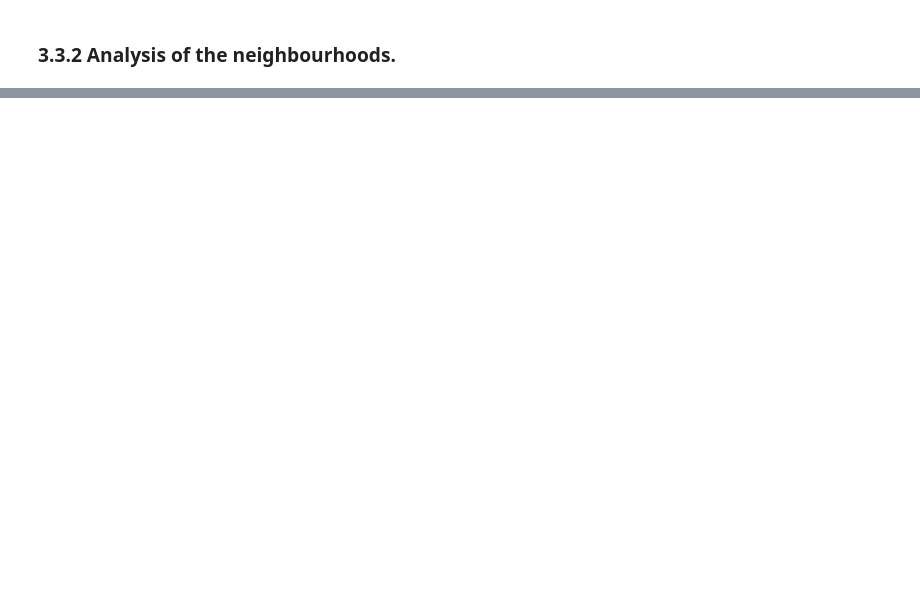
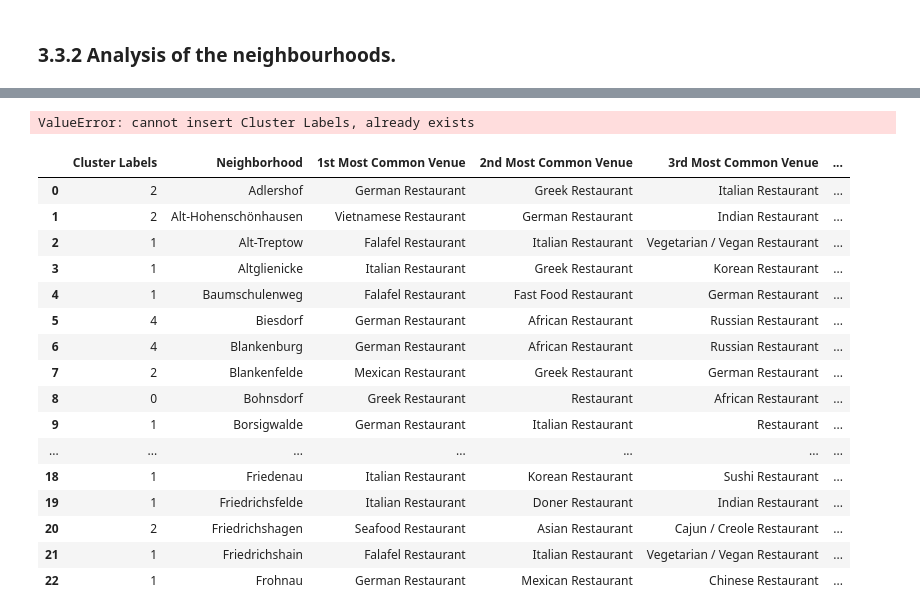
Before and after one commit to victoravalbuena/Coursera_Capstone, a Jupyter notebook: BERLIN_Neighborhood: Business Issue.ipynb, the cells around one changed output, grey strips where cells are left out. Saved outputs shown, nothing was run; the diff lists cells and outputs as text; code cells hidden in the pictures; blank space fills up the shorter version.

```diff
--- a/BERLIN_Neighborhood: Business Issue.ipynb
+++ b/BERLIN_Neighborhood: Business Issue.ipynb
@@ -466,0 +643,2 @@ Berlin_Venues_only_hotels
+# %%
+neighborhoods_venues_sorted_w_clusters = neighborhoods_venues_sorted
@@ -466,0 +658,25 @@ Berlin_Venues_only_hotels
+# %%
+# add clustering labels
+neighborhoods_venues_sorted_w_clusters.insert(0, 'Cluster Labels', kmeans.labels_)
+# %% [output]
+ValueError: cannot insert Cluster Labels, already exists
+# %%
+neighborhoods_venues_sorted_w_clusters.head(23)
+# %% [output]
+|  | Cluster Labels | Neighborhood | 1st Most Common Venue | 2nd Most Common Venue | 3rd Most Common Venue | ... |
+| 0 | 2 | Adlershof | German Restaurant | Greek Restaurant | Italian Restaurant | ... |
+| 1 | 2 | Alt-Hohenschönhausen | Vietnamese Restaurant | German Restaurant | Indian Restaurant | ... |
+| 2 | 1 | Alt-Treptow | Falafel Restaurant | Italian Restaurant | Vegetarian / Vegan Restaurant | ... |
+| 3 | 1 | Altglienicke | Italian Restaurant | Greek Restaurant | Korean Restaurant | ... |
+| 4 | 1 | Baumschulenweg | Falafel Restaurant | Fast Food Restaurant | German Restaurant | ... |
+| 5 | 4 | Biesdorf | German Restaurant | African Restaurant | Russian Restaurant | ... |
+| 6 | 4 | Blankenburg | German Restaurant | African Restaurant | Russian Restaurant | ... |
+| 7 | 2 | Blankenfelde | Mexican Restaurant | Greek Restaurant | German Restaurant | ... |
+| 8 | 0 | Bohnsdorf | Greek Restaurant | Restaurant | African Restaurant | ... |
+| 9 | 1 | Borsigwalde | German Restaurant | Italian Restaurant | Restaurant | ... |
+| ... | ... | ... | ... | ... | ... | ... |
+| 18 | 1 | Friedenau | Italian Restaurant | Korean Restaurant | Sushi Restaurant | ... |
+| 19 | 1 | Friedrichsfelde | Italian Restaurant | Doner Restaurant | Indian Restaurant | ... |
+| 20 | 2 | Friedrichshagen | Seafood Restaurant | Asian Restaurant | Cajun / Creole Restaurant | ... |
+| 21 | 1 | Friedrichshain | Falafel Restaurant | Italian Restaurant | Vegetarian / Vegan Restaurant | ... |
+| 22 | 1 | Frohnau | German Restaurant | Mexican Restaurant | Chinese Restaurant | ... |
```
Also changed, not shown: parts of 44 cells of this notebook.
